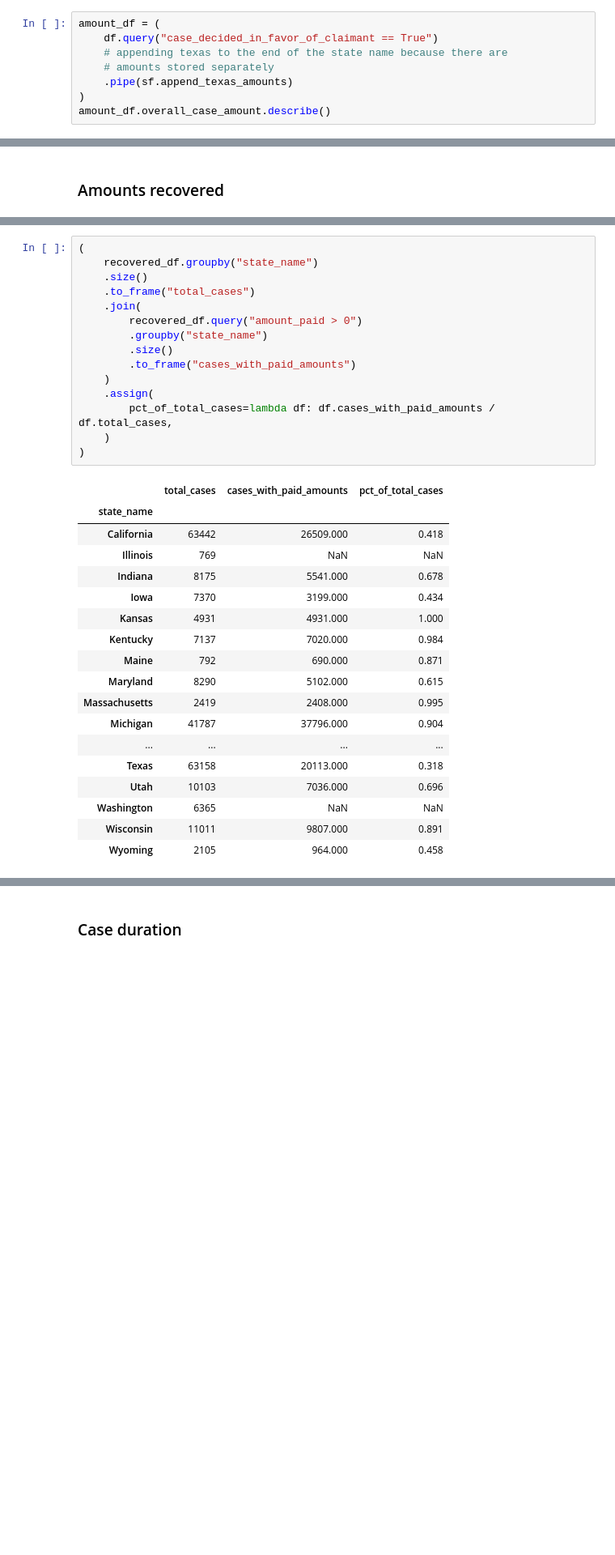
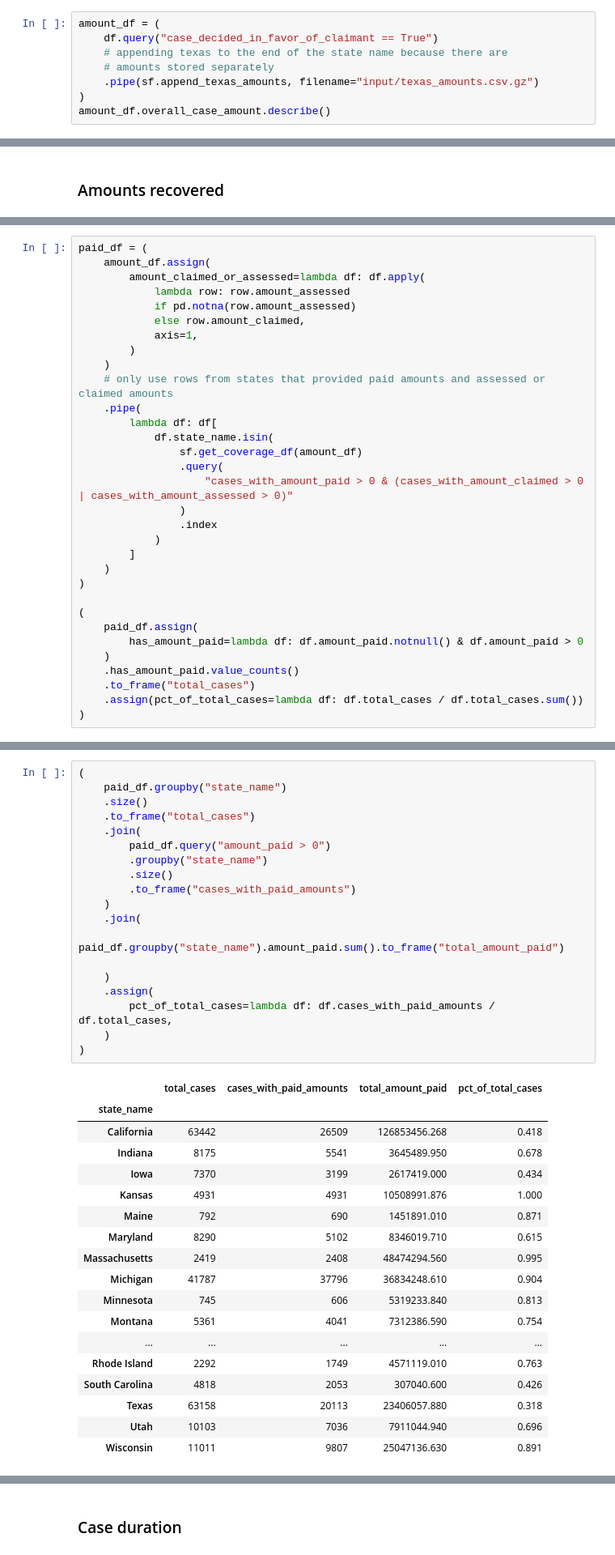
Before and after one commit to cbs-news-data/wage-theft-data, a Jupyter notebook: notebooks/national_analysis/national_analysis.ipynb, the cells around one changed output, grey strips where cells are left out. Shown at 81% size. Saved outputs shown, nothing was run; the diff lists cells and outputs as text; blank space fills up the shorter version.

Commit message:
slight tweaks to notebook + use cleaned texas amount data

```diff
--- a/notebooks/national_analysis/national_analysis.ipynb
+++ b/notebooks/national_analysis/national_analysis.ipynb
@@ -186,7 +190,7 @@ amount_df = (
     df.query("case_decided_in_favor_of_claimant == True")
     # appending texas to the end of the state name because there are
     # amounts stored separately
-    .pipe(sf.append_texas_amounts)
+    .pipe(sf.append_texas_amounts, filename="input/texas_amounts.csv.gz")
 )
 amount_df.overall_case_amount.describe()
 # %% [output]
@@ -328,0 +289,32 @@ recovered_df.unpaid_amount.sum()
+# %%
+paid_df = (
+    amount_df.assign(
+        amount_claimed_or_assessed=lambda df: df.apply(
+            lambda row: row.amount_assessed
+            if pd.notna(row.amount_assessed)
+            else row.amount_claimed,
+            axis=1,
+        )
+    )
+    # only use rows from states that provided paid amounts and assessed or claimed amounts
+    .pipe(
+        lambda df: df[
+            df.state_name.isin(
+                sf.get_coverage_df(amount_df)
+                .query(
+                    "cases_with_amount_paid > 0 & (cases_with_amount_claimed > 0 | cases_with_amount_assessed > 0)"
+                )
+                .index
+            )
+        ]
+    )
+)
+
+(
+    paid_df.assign(
+        has_amount_paid=lambda df: df.amount_paid.notnull() & df.amount_paid > 0
+    )
+    .has_amount_paid.value_counts()
+    .to_frame("total_cases")
+    .assign(pct_of_total_cases=lambda df: df.total_cases / df.total_cases.sum())
+)
@@ -329,34 +329,38 @@ recovered_df.unpaid_amount.sum()
 # %%
 (
-    recovered_df.groupby("state_name")
+    paid_df.groupby("state_name")
     .size()
     .to_frame("total_cases")
     .join(
-        recovered_df.query("amount_paid > 0")
+        paid_df.query("amount_paid > 0")
         .groupby("state_name")
         .size()
         .to_frame("cases_with_paid_amounts")
+    )
+    .join(
+        paid_df.groupby("state_name").amount_paid.sum().to_frame("total_amount_paid")
+
     )
     .assign(
         pct_of_total_cases=lambda df: df.cases_with_paid_amounts / df.total_cases,
     )
 )
 # %% [output]
-|  | total_cases | cases_with_paid_amounts | pct_of_total_cases |
-| state_name |  |  |  |
-| California | 63442 | 26509.000 | 0.418 |
-| Illinois | 769 | NaN | NaN |
-| Indiana | 8175 | 5541.000 | 0.678 |
-| Iowa | 7370 | 3199.000 | 0.434 |
-| Kansas | 4931 | 4931.000 | 1.000 |
-| Kentucky | 7137 | 7020.000 | 0.984 |
-| Maine | 792 | 690.000 | 0.871 |
-| Maryland | 8290 | 5102.000 | 0.615 |
-| Massachusetts | 2419 | 2408.000 | 0.995 |
-| Michigan | 41787 | 37796.000 | 0.904 |
-| ... | ... | ... | ... |
-| Texas | 63158 | 20113.000 | 0.318 |
-| Utah | 10103 | 7036.000 | 0.696 |
-| Washington | 6365 | NaN | NaN |
-| Wisconsin | 11011 | 9807.000 | 0.891 |
-| Wyoming | 2105 | 964.000 | 0.458 |
+|  | total_cases | cases_with_paid_amounts | total_amount_paid | pct_of_total_cases |
+| state_name |  |  |  |  |
+| California | 63442 | 26509 | 126853456.268 | 0.418 |
+| Indiana | 8175 | 5541 | 3645489.950 | 0.678 |
+| Iowa | 7370 | 3199 | 2617419.000 | 0.434 |
+| Kansas | 4931 | 4931 | 10508991.876 | 1.000 |
+| Maine | 792 | 690 | 1451891.010 | 0.871 |
+| Maryland | 8290 | 5102 | 8346019.710 | 0.615 |
+| Massachusetts | 2419 | 2408 | 48474294.560 | 0.995 |
+| Michigan | 41787 | 37796 | 36834248.610 | 0.904 |
+| Minnesota | 745 | 606 | 5319233.840 | 0.813 |
+| Montana | 5361 | 4041 | 7312386.590 | 0.754 |
+| ... | ... | ... | ... | ... |
+| Rhode Island | 2292 | 1749 | 4571119.010 | 0.763 |
+| South Carolina | 4818 | 2053 | 307040.600 | 0.426 |
+| Texas | 63158 | 20113 | 23406057.880 | 0.318 |
+| Utah | 10103 | 7036 | 7911044.940 | 0.696 |
+| Wisconsin | 11011 | 9807 | 25047136.630 | 0.891 |
```
Also changed, not shown: parts of 14 cells of this notebook, 3 other files.
